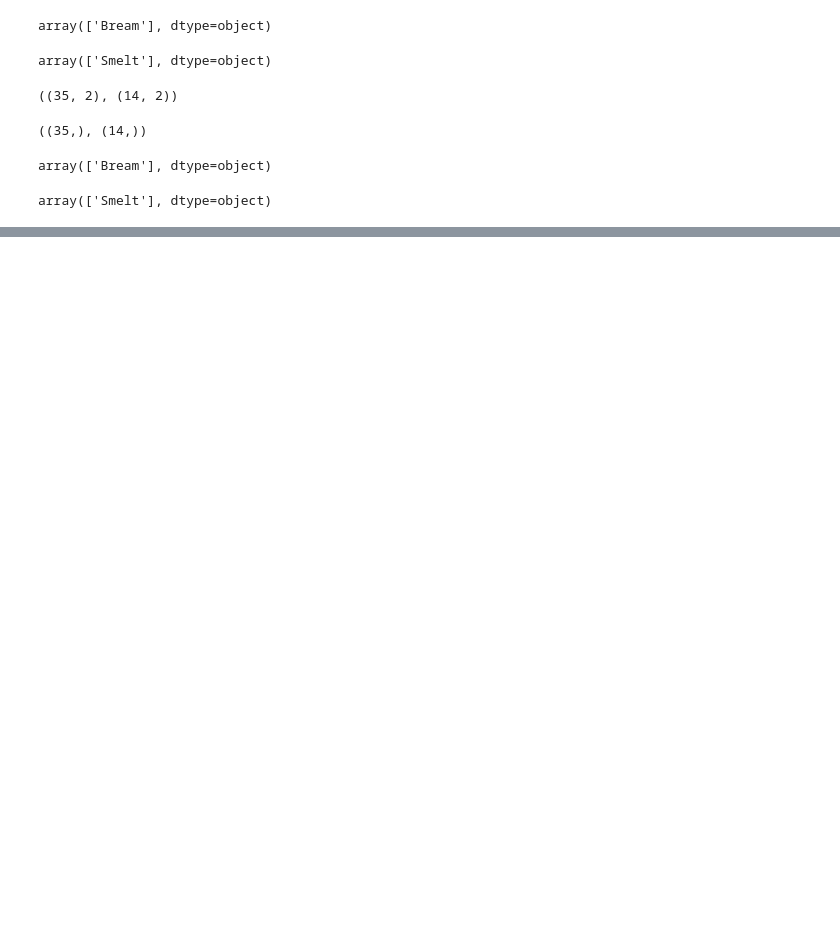
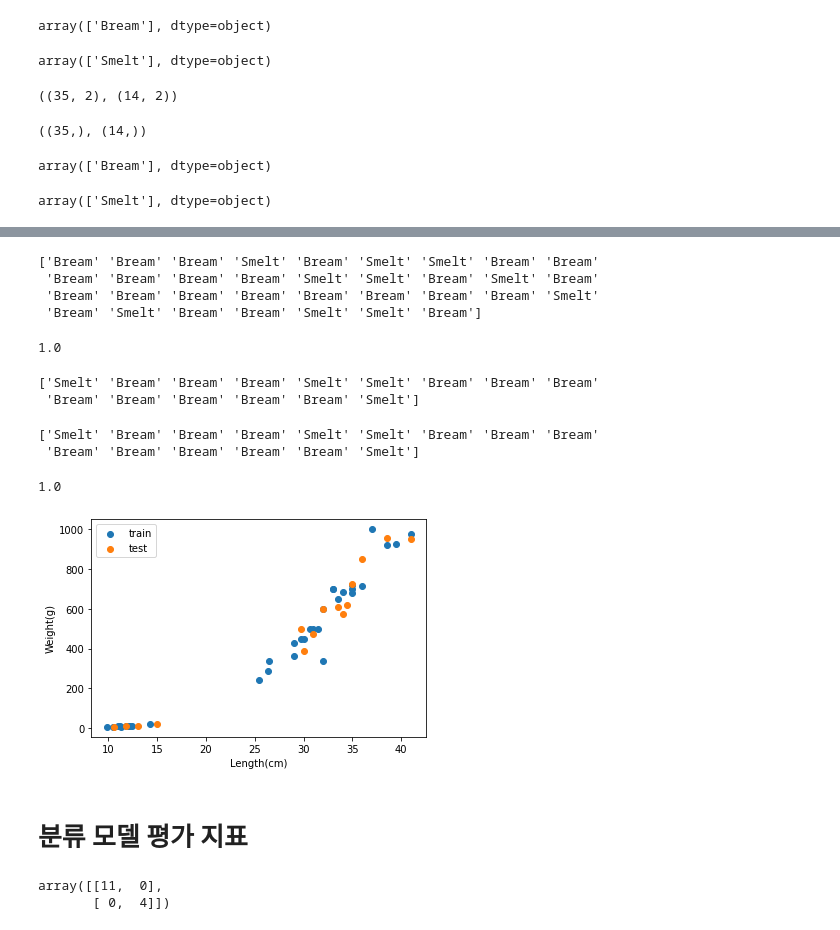
Before and after one commit to Gasijiyo/FirstStep_ML, a Jupyter notebook: ml03_train_test_scaling.ipynb, the cells around one changed output, grey strips where cells are left out. Drawn from its saved outputs; the diff is of its cells as text; code cells hidden in the pictures; blank space fills up the shorter version.

```diff
--- a/ml03_train_test_scaling.ipynb
+++ b/ml03_train_test_scaling.ipynb
@@ -161,0 +335,7 @@ array(['Smelt'], dtype=object)
+# %%
+from pandas.core.common import random_state
+X_train, X_test, y_train, y_test = train_test_split(features, target,
+                                                    test_size=0.3,
+                                                    stratify=target,
+                                                    random_state=42)
+# train_siza: 훈련 셋의 개수(비율), test_size: 테스트 셋의 개수(비율)
@@ -161,0 +379,5 @@ array(['Smelt'], dtype=object)
+# %%
+knn = KNeighborsClassifier()    # 모델 생성
+# %%
+knn.fit(X_train, y_train)   # 모델 훈련
+# 문제와 답을 알려준다
@@ -161,0 +395,46 @@ array(['Smelt'], dtype=object)
+# %%
+print(y_train)  # 훈련 레이블
+# %% [output]
+['Bream' 'Bream' 'Bream' 'Smelt' 'Bream' 'Smelt' 'Smelt' 'Bream' 'Bream'
+ 'Bream' 'Bream' 'Bream' 'Bream' 'Smelt' 'Smelt' 'Bream' 'Smelt' 'Bream'
+ 'Bream' 'Bream' 'Bream' 'Bream' 'Bream' 'Bream' 'Bream' 'Bream' 'Smelt'
+ 'Bream' 'Smelt' 'Bream' 'Bream' 'Smelt' 'Smelt' 'Bream']
+# %%
+train_acc = knn.score(X_train, y_train)
+train_acc   # 훈련 셋의 정확도
+# %% [output]
+1.0
+# %%
+test_pred = knn.predict(X_test) # 테스트 셋 예측값
+print(test_pred)
+# %% [output]
+['Smelt' 'Bream' 'Bream' 'Bream' 'Smelt' 'Smelt' 'Bream' 'Bream' 'Bream'
+ 'Bream' 'Bream' 'Bream' 'Bream' 'Bream' 'Smelt']
+# %%
+print(y_test)   # 테스트 셋 실제값
+# %% [output]
+['Smelt' 'Bream' 'Bream' 'Bream' 'Smelt' 'Smelt' 'Bream' 'Bream' 'Bream'
+ 'Bream' 'Bream' 'Bream' 'Bream' 'Bream' 'Smelt']
+# %%
+test_acc = knn.score(X_test, y_test)
+test_acc
+# %% [output]
+1.0
+# %%
+# 훈련 셋, 테스트 셋 시각화
+plt.scatter(X_train[:, 1], X_train[:, 0], label='train')
+plt.scatter(X_test[:, 1], X_test[:, 0], label='test')
+plt.xlabel('Length(cm)')
+plt.ylabel('Weight(g)')
+plt.legend()
+plt.show()
+# %% [output]
+[figure, added]
+# %% [markdown]
+# 분류 모델 평가 지표
+# %%
+# 테스트 셋의 오차 행렬(confusion matrix, 혼동 행렬, 혼돈 행렬)
+confusion_matrix(y_true=y_test, y_pred=test_pred)
+# %% [output]
+array([[11,  0],
+       [ 0,  4]])
```
Also changed, not shown: parts of 81 cells of this notebook.
